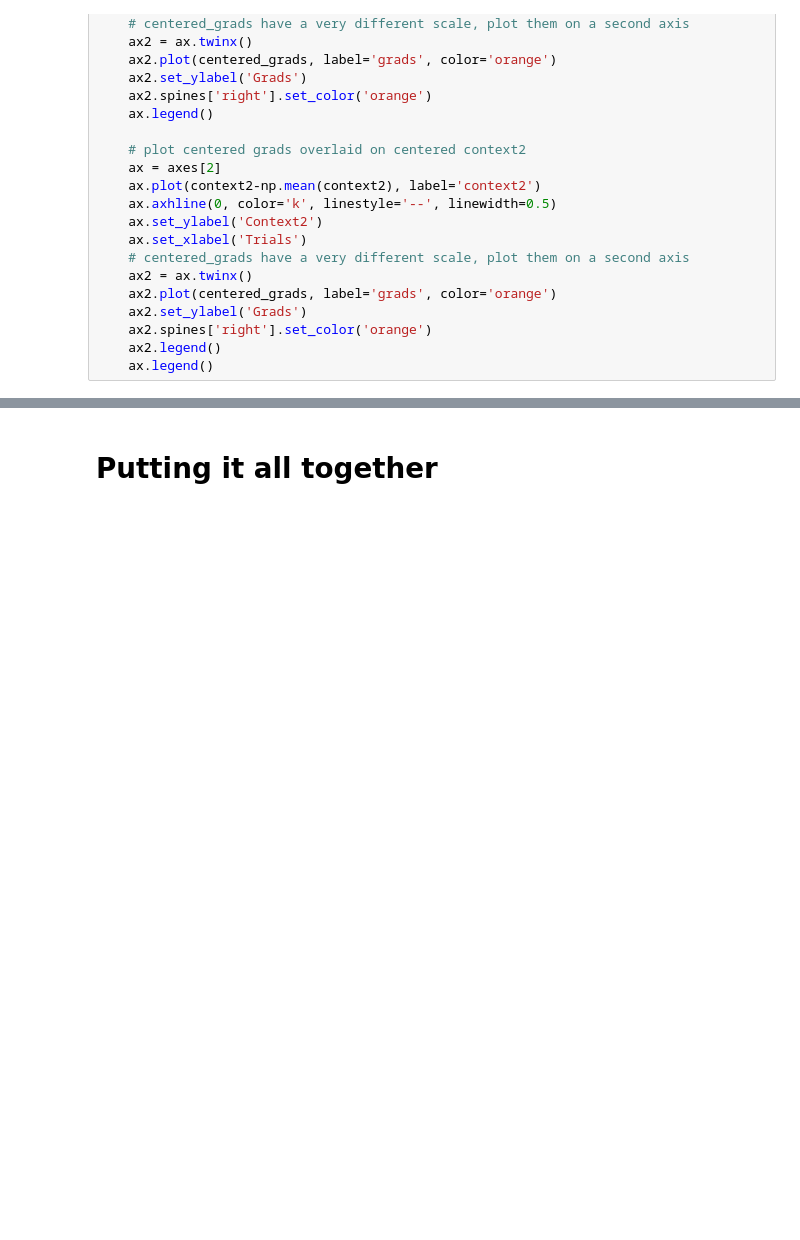
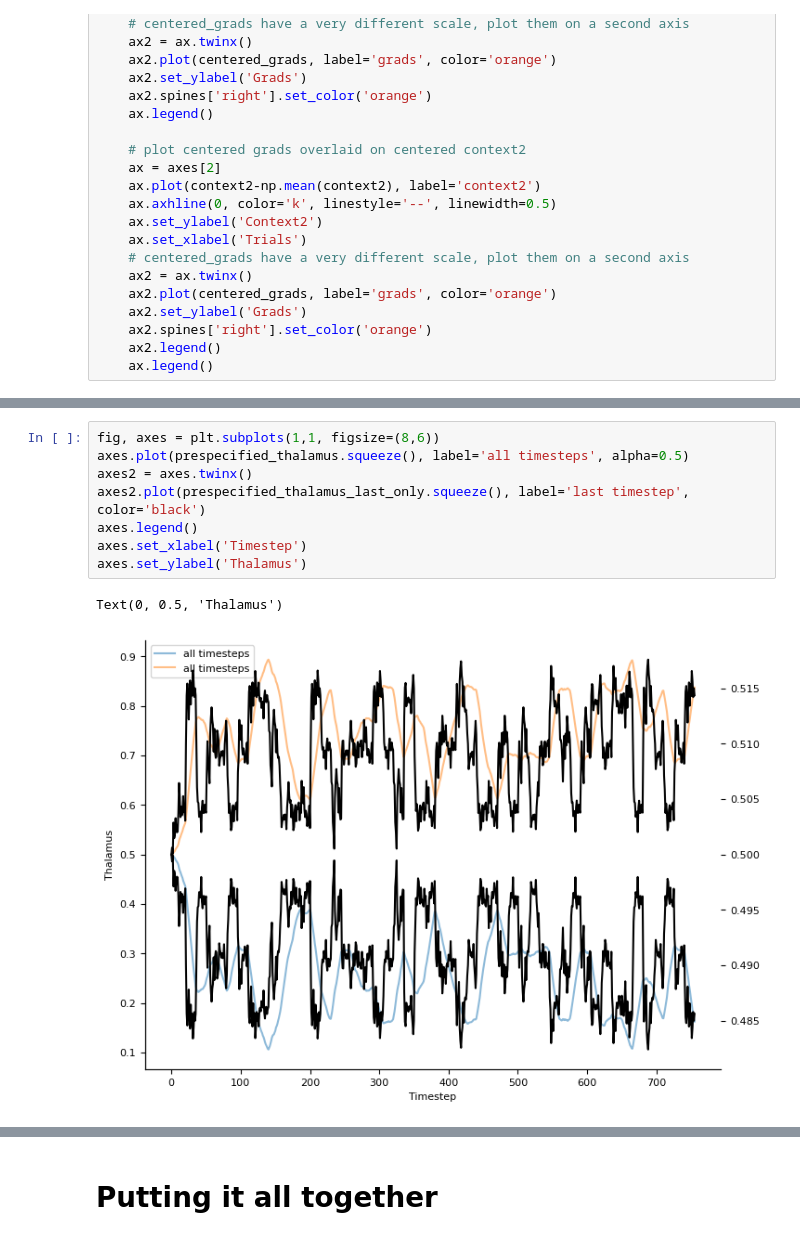
Before and after one commit to hummosa/contextual_switching_task, a Jupyter notebook: hierarchical_random_repeats_multi_scale_task.ipynb, the cells around one changed output, grey strips where cells are left out. Drawn from its saved outputs; the diff is of its cells as text; blank space fills up the shorter version.

```diff
--- a/hierarchical_random_repeats_multi_scale_task.ipynb
+++ b/hierarchical_random_repeats_multi_scale_task.ipynb
@@ -186 +221,12 @@ def train_and_test_model(experiment, default_std, train_model = False, horizon =
+# %%
+fig, axes = plt.subplots(1,1, figsize=(8,6))
+axes.plot(prespecified_thalamus.squeeze(), label='all timesteps', alpha=0.5)
+axes2 = axes.twinx()
+axes2.plot(prespecified_thalamus_last_only.squeeze(), label='last timestep', color='black')
+axes.legend()
+axes.set_xlabel('Timestep')
+axes.set_ylabel('Thalamus')
+# %% [output]
+Text(0, 0.5, 'Thalamus')
+[figure, added]
 # %%
```
Also changed, not shown: parts of 12 cells of this notebook, 3 other files.
